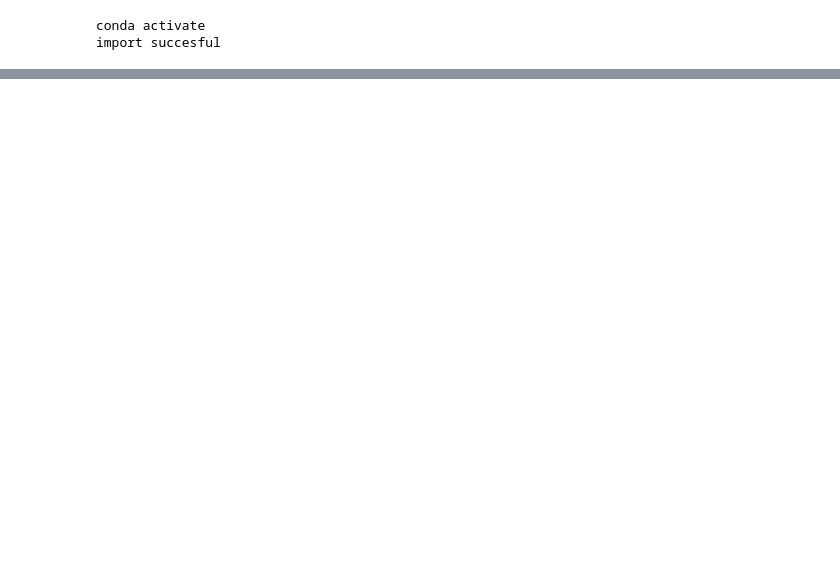
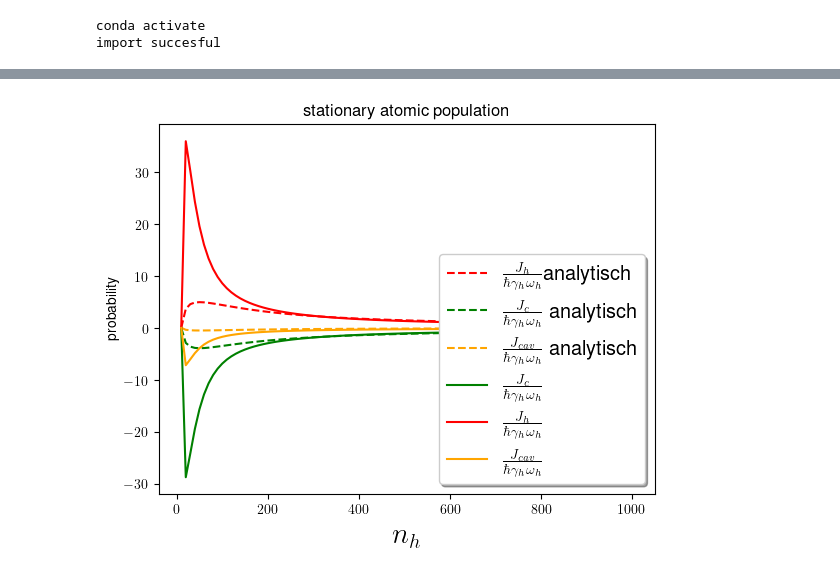
Before and after one commit to SanderStammbach/Sanders-Studium, a Jupyter notebook: Master-Arbeit/main2.ipynb, the cells around one changed output, grey strips where cells are left out. Cells and saved outputs as stored; diff of their text form; code cells hidden in the pictures; blank space fills up the shorter version.

```diff
--- a/Master-Arbeit/main2.ipynb
+++ b/Master-Arbeit/main2.ipynb
@@ -736,0 +1025,89 @@ import succesful
+# %%
+Delta1=Delta2=0
+gamma_h = gamma_c = 1
+g = 1
+nc = ncav = 0.0
+kappa = 0.5
+step=10
+Delta1=0
+Delta2=0
+anzahl=100
+nh=0.1
+nc=ncav=0
+n_list=[]
+nh_list=[]
+f=0
+Photonnumber_list=[]
+nh2 = np.linspace(0, 70, 100)
+nh3=0
+nh3_list=[]
+nh_list=[]
+Trace_list=[]
+nh=0.1 #set nh again to zero
+Anal=[]
+J_h_list=[]
+J_h2_list=[]
+J_c_list=[]
+J_cav_list=[]
+J_tot_list=[]
+Energie_vs_nh=[]
+def Hamilton(omega_1,proj_1,omega_2,proj_2,omega_3,proj_3,h,omega_f,a,f,g):
+    H_free=omega_1*proj_1+h*omega_2*proj_2+h*omega_3*proj_3+h*omega_f*a.dag()*a
+
+    H_int=h*g*(Trans_12*a.dag()+a*Trans_12.dag())
+
+    V=f*a.dag()+f*a #das got glaub nid
+
+    H=H_free+H_int
+
+    Hdilde=H_int+V +(omega_2-(omega_1+omega_d))*(proj_2)+(omega_f-omega_d)*(a.dag()*a)
+
+    return Hdilde
+Hdilde=Hamilton(omega_1,proj_1,omega_2,proj_2,omega_3,proj_3,h,omega_f,a,f,g)
+
+n_list=(Diverse_Loups.EquationOfMotion3(Delta1 , Delta2 , f , nh, ncav , nc, gamma_c, gamma_h, g ,kappa,1000,1))
+
+n2_list=[]
+nh=0
+for i in range(anzahl):
+
+    n2_list.append(Diverse_Loups.EquationOfMotion2(Delta1 , Delta2 , f , nh, ncav , nc, gamma_c, gamma_h, g , kappa))
+    list_temp=[]
+    list_temp=Diverse_Loups.EnergieCalculator_mit_faktor(g,H_free, Trans_12, Trans_13, Trans_23, a, nh,nf,nc,h,kb,gamma_h,gamma_c,1/3*kappa,omega_d,proj_2,f,omega_f,omega_2)
+    nh_list.append(nh)
+    Energie_vs_nh.append(list_temp)
+    Trace_list_temp=Diverse_Loups.ProjectorP(nh,proj_1,proj_2,proj_3,Hdilde,nc,ncav,gamma_h,gamma_c,kappa,A1,A2,A3,A4,A5,A6)
+    Trace_list.append(Trace_list_temp)
+    ist_temp=[]
+    list_temp=Diverse_Loups.Photonnumber(nh,a,proj_1,proj_2,proj_3,Hdilde,nc,ncav,gamma_h,gamma_c,kappa,A1,A2,A3,A4,A5,A6,omega_d,omega_f,omega_1,omega_2,H_int,f)
+    #g_list.append(i/100)  #Erstellt eine Liste mit Wären von g
+    Photonnumber_list.append(list_temp)
+
+
+    J_cav_list.append(2*kappa*(nf-n_list[0][i]))
+    J_h_list.append((nh*n_list[1][i]-(nh+1)*n_list[3][i]))
+    J_c_list.append(15*(nc*n_list[2][i]-(nc+1)*n_list[3][i]))
+    J_tot_list.append(J_c_list[i]+J_h_list[i]+J_cav_list[i])
+    #J_h2_list.append(omega_h*(nh)*(Trace_list[i][1]-(nh+1)*Trace_list[i][2]))
+    nh=nh+step
+    nh3=nh3+step
+    nh3_list.append(nh)
+    nh_list.append(nh)
+fig2, ax = plt.subplots()
+ax.set_xlabel(r' $n_h$', fontsize=21)
+ax.set_ylabel('probability')
+plt.title('stationary atomic population')
+
+plt.plot(np.asarray(nh3_list)[:anzahl],np.asarray(J_h_list)[:anzahl],'--',color='red',label=r'$\frac{J_{h}}{\hbar\gamma_h \omega_{h}}$analytisch')
+#plt.plot(np.asarray(nh3_list)[:anzahl],np.asarray(J_tot_list)[:anzahl],'--',color='black',label=r'$\frac{J_{tot}}{\hbar\gamma_h \omega_{h}}$analytisch')
+plt.plot(np.asarray(nh3_list)[:anzahl],np.asarray(J_c_list)[:anzahl],'--',color='green',label=r' $\frac{J_{c}}{\hbar\gamma_h \omega_{h}}$ analytisch')
+plt.plot(np.asarray(nh3_list)[:anzahl],np.asarray(J_cav_list)[:anzahl],'--',color='orange',label=r' $\frac{J_{cav}}{\hbar\gamma_h \omega_{h}}$ analytisch')
+plt.plot(np.asarray(nh3_list)[:anzahl],np.asarray(Energie_vs_nh)[:anzahl,1],'-',color='green',label=r' $\frac{J_{c}}{\hbar\gamma_h \omega_{h}}$')
+plt.plot(np.asarray(nh3_list)[:anzahl],np.asarray(Energie_vs_nh)[:anzahl,0],'-',color='red',label=r' $\frac{J_{h}}{\hbar\gamma_h \omega_{h}}$')
+plt.plot(np.asarray(nh3_list)[:anzahl],np.asarray(Energie_vs_nh)[:anzahl,2],'-',color='orange',label=r' $\frac{J_{cav}}{\hbar\gamma_h \omega_{h}}$')
+
+legend = ax.legend(loc='lower right', shadow=True, fontsize='x-large')
+legend.get_frame().set_facecolor('white')
+
+plt.show()
+# %% [output]
@@ -736,0 +1131 @@ import succesful
+[figure, added]
```
Also changed, not shown: parts of 44 cells of this notebook, 27 other files.
